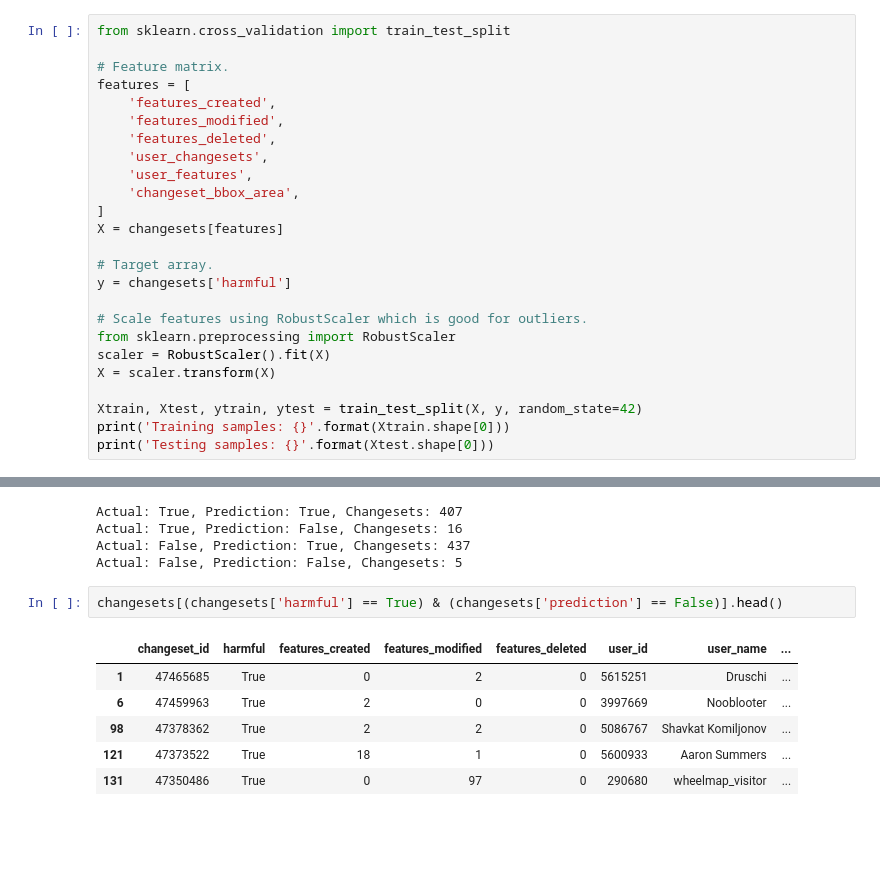
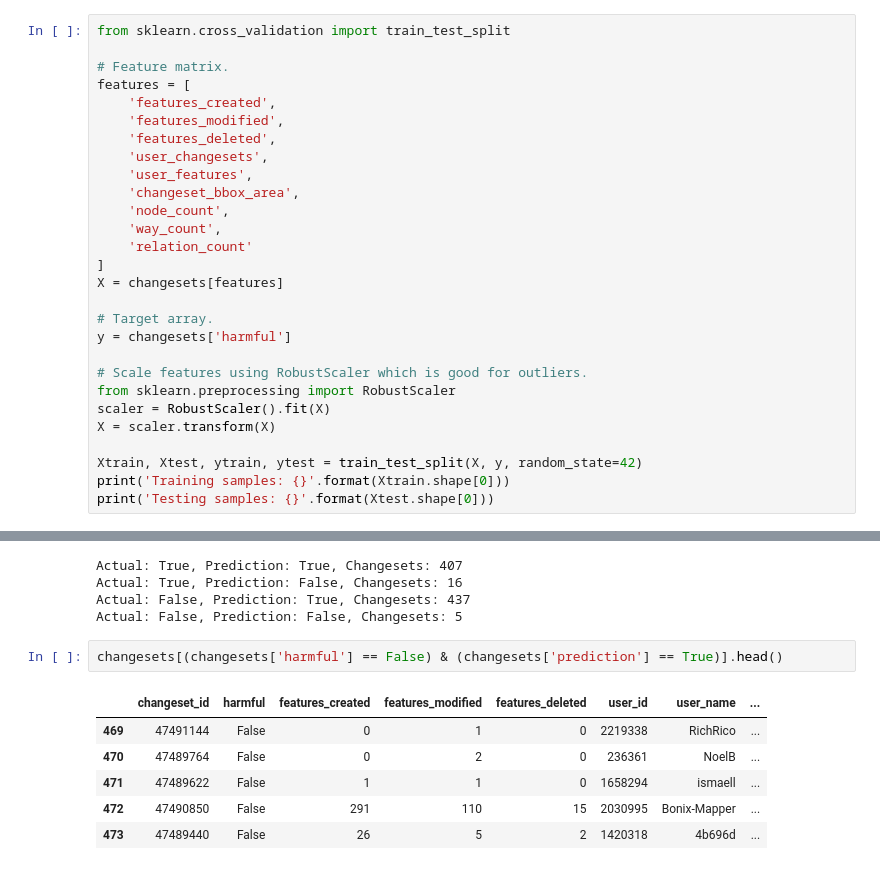
Before and after one commit to matiskay/gabbar, a Jupyter notebook: analysis/full-changesets/full_changesets.ipynb, the cells around one changed output, grey strips where cells are left out. Saved outputs shown, nothing was run; the diff lists cells and outputs as text; blank space fills up the shorter version.

Commit message:
Adding counts by feature type (node|way|relation)

```diff
--- a/analysis/full-changesets/full_changesets.ipynb
+++ b/analysis/full-changesets/full_changesets.ipynb
@@ -64,6 +64,9 @@ features = [
     'user_changesets',
     'user_features',
     'changeset_bbox_area',
+    'node_count',
+    'way_count',
+    'relation_count'
 ]
 X = changesets[features]
 
@@ -153,11 +156,11 @@ Actual: True, Prediction: False, Changesets: 16
 Actual: False, Prediction: True, Changesets: 437
 Actual: False, Prediction: False, Changesets: 5
 # %%
-changesets[(changesets['harmful'] == True) & (changesets['prediction'] == False)].head()
+changesets[(changesets['harmful'] == False) & (changesets['prediction'] == True)].head()
 # %% [output]
 |  | changeset_id | harmful | features_created | features_modified | features_deleted | user_id | user_name | ... |
-| 1 | 47465685 | True | 0 | 2 | 0 | 5615251 | Druschi | ... |
-| 6 | 47459963 | True | 2 | 0 | 0 | 3997669 | Nooblooter | ... |
-| 98 | 47378362 | True | 2 | 2 | 0 | 5086767 | Shavkat Komiljonov | ... |
-| 121 | 47373522 | True | 18 | 1 | 0 | 5600933 | Aaron Summers | ... |
-| 131 | 47350486 | True | 0 | 97 | 0 | 290680 | wheelmap_visitor | ... |
+| 469 | 47491144 | False | 0 | 1 | 0 | 2219338 | RichRico | ... |
+| 470 | 47489764 | False | 0 | 2 | 0 | 236361 | NoelB | ... |
+| 471 | 47489622 | False | 1 | 1 | 0 | 1658294 | ismaell | ... |
+| 472 | 47490850 | False | 291 | 110 | 15 | 2030995 | Bonix-Mapper | ... |
+| 473 | 47489440 | False | 26 | 5 | 2 | 1420318 | 4b696d | ... |
```
Also changed, not shown: parts of 2 cells of this notebook, 1 other file.
